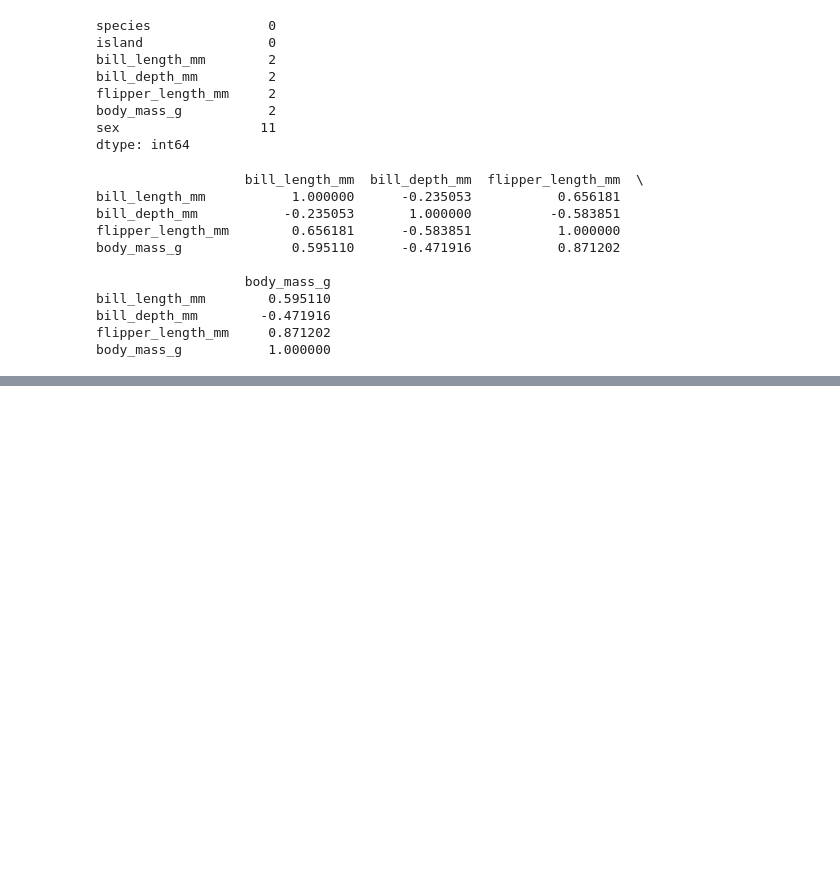
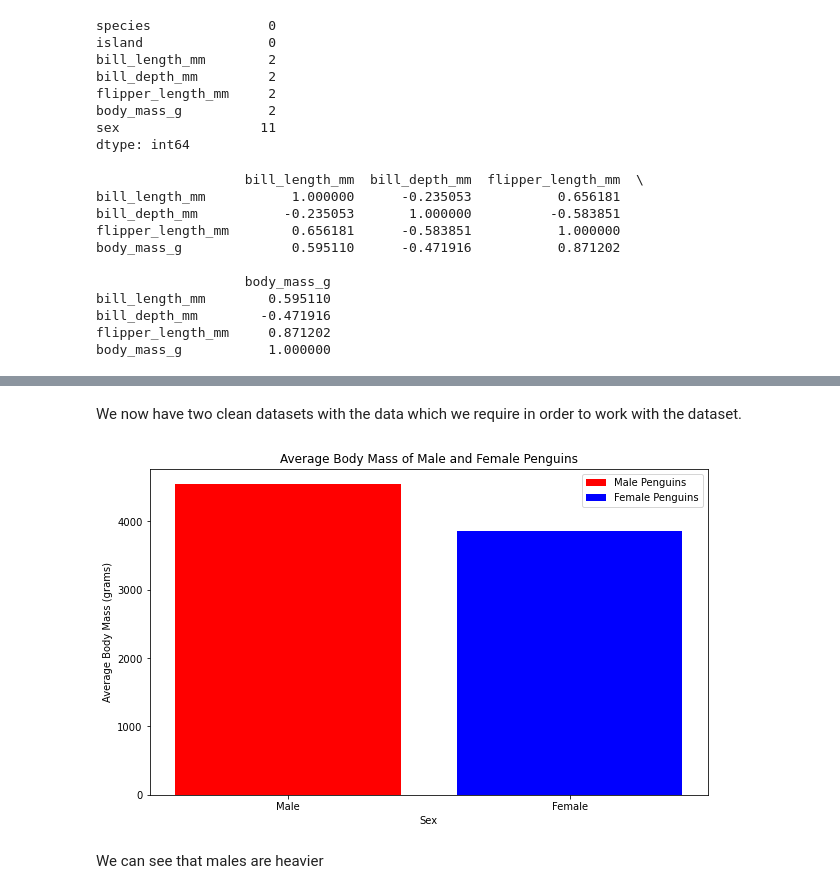
Before and after one commit to KenLin765/machine-learning-and-statistics, a Jupyter notebook: tasks.ipynb, the cells around one changed output, grey strips where cells are left out. Cells and saved outputs as stored; diff of their text form; code cells hidden in the pictures; blank space fills up the shorter version.

Commit message:
added more info and graphs on question 3

```diff
--- a/tasks.ipynb
+++ b/tasks.ipynb
@@ -384,0 +506,23 @@ body_mass_g           1.000000
+# %% [markdown]
+We now have two clean datasets with the data which we require in order to work with the dataset.
+# %%
+import matplotlib.pyplot as plt
+
+# Separate male and female penguins
+male_penguins = penguins[penguins['sex'] == 'MALE']
+female_penguins = penguins[penguins['sex'] == 'FEMALE']
+
+# Create a bar plot
+plt.figure(figsize=(10, 6))  # Adjust the figure size as needed
+plt.bar('Male', male_penguins['body_mass_g'].mean(), color='red', label='Male Penguins')
+plt.bar('Female', female_penguins['body_mass_g'].mean(), color='blue', label='Female Penguins')
+
+plt.xlabel('Sex')
+plt.ylabel('Average Body Mass (grams)')
+plt.title('Average Body Mass of Male and Female Penguins')
+plt.legend()
+plt.show()
+# %% [output]
+[figure, added]
+# %% [markdown]
+We can see that males are heavier
```
Also changed, not shown: parts of 8 cells of this notebook, 1 other file.
